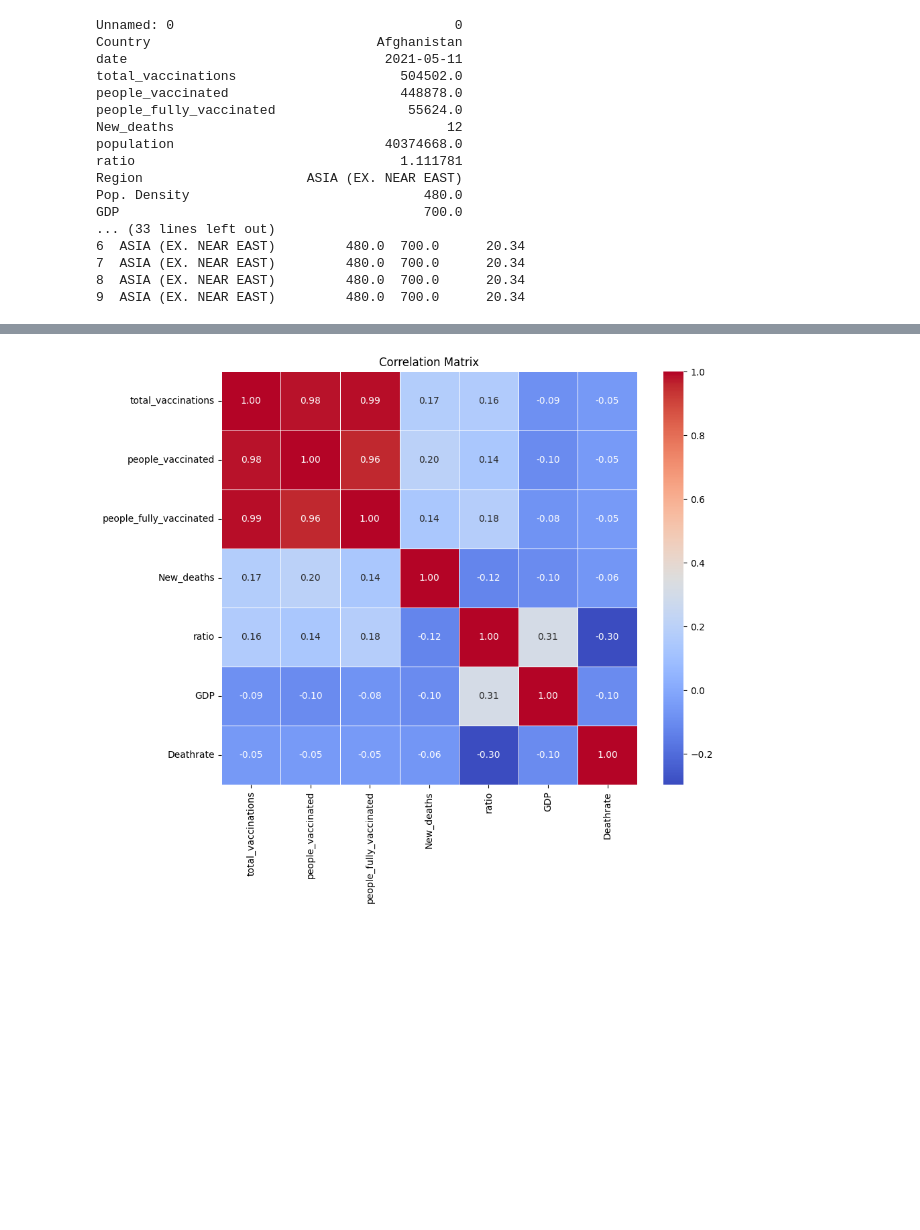
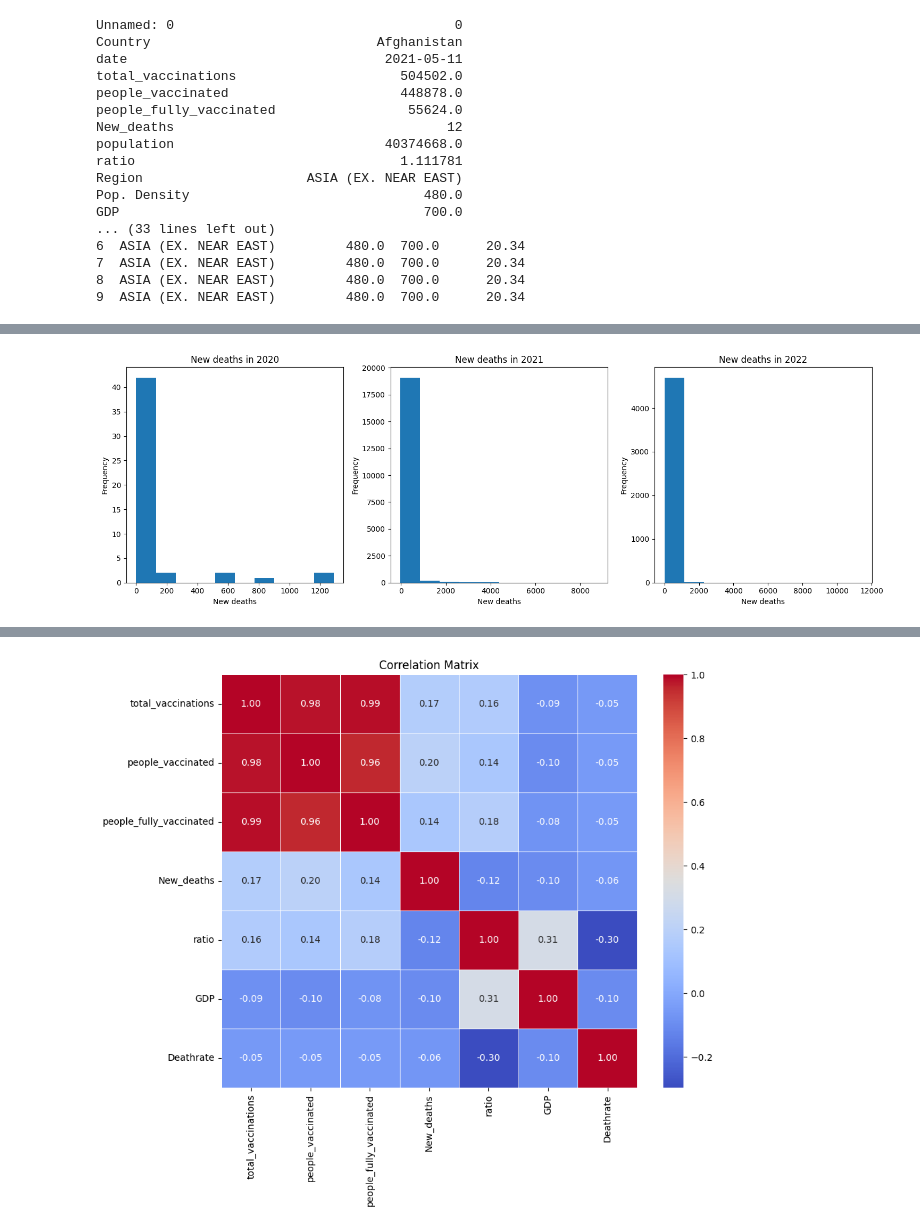
Before and after one commit to czuniga28/Proyecto_Proba, a Jupyter notebook: entrega_1.ipynb, the cells around one changed output, grey strips where cells are left out. Drawn from its saved outputs; the diff is of its cells as text; code cells hidden in the pictures; blank space fills up the shorter version.

```diff
--- a/entrega_1.ipynb
+++ b/entrega_1.ipynb
@@ -143,0 +137,29 @@ plt.show()
+# %%
+# Create subplots with 1 row and 3 columns
+fig, axs = plt.subplots(1, 3, figsize=(15, 5))
+
+# Histogram of people vaccinated in 2021
+axs[0].hist(filtered_data2020['New_deaths'], bins=10)
+axs[0].set_title('New deaths in 2020')
+axs[0].set_xlabel('New deaths')
+axs[0].set_ylabel('Frequency')
+
+# Histogram of people vaccinated in 2022
+axs[1].hist(filtered_data2021['New_deaths'], bins=10)
+axs[1].set_title('New deaths in 2021')
+axs[1].set_xlabel('New deaths')
+axs[1].set_ylabel('Frequency')
+
+# Histogram of people vaccinated in 2023
+axs[2].hist(filtered_data2022['New_deaths'], bins=10)
+axs[2].set_title('New deaths in 2022')
+axs[2].set_xlabel('New deaths')
+axs[2].set_ylabel('Frequency')
+
+# Adjust the spacing between subplots
+plt.tight_layout()
+
+# Show the plot
+plt.show()
+# %% [output]
+[figure, added]
```
Also changed, not shown: parts of 6 cells of this notebook.
